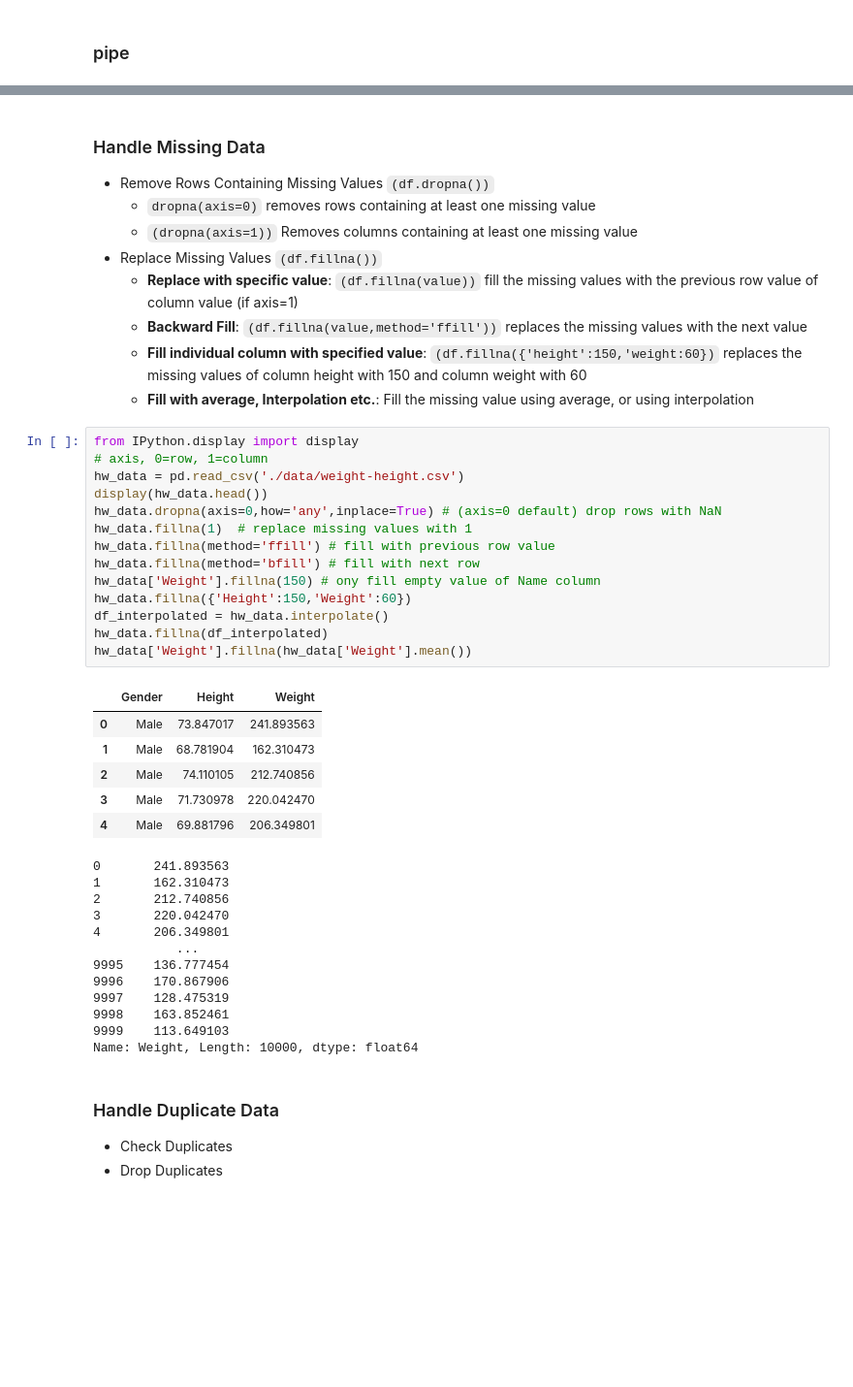
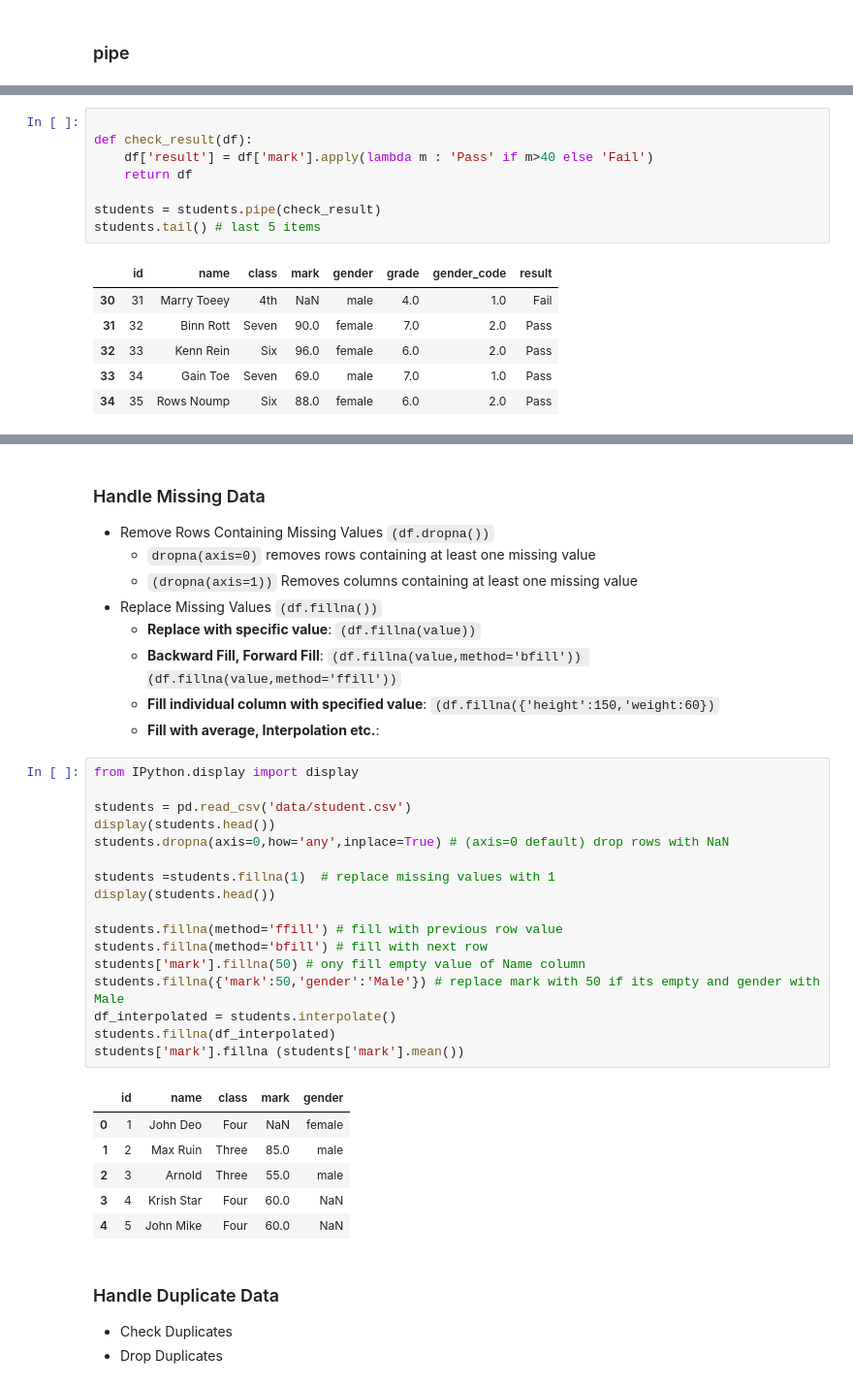
Before and after one commit to tekraj/python-programming, a Jupyter notebook: week-3-Data Analysis with Pandas.ipynb, the cells around one changed output, grey strips where cells are left out. Shown at 97% size. Saved outputs shown, nothing was run; the diff lists cells and outputs as text; blank space fills up the shorter version.

```diff
--- a/week-3-Data Analysis with Pandas.ipynb
+++ b/week-3-Data Analysis with Pandas.ipynb
@@ -425,3 +419,18 @@ students.head()
+# %%
+
+def check_result(df):
+    df['result'] = df['mark'].apply(lambda m : 'Pass' if m>40 else 'Fail')
+    return df
+
+students = students.pipe(check_result)
+students.tail() # last 5 items
+# %% [output]
+|  | id | name | class | mark | gender | grade | gender_code | result |
+| 30 | 31 | Marry Toeey | 4th | NaN | male | 4.0 | 1.0 | Fail |
+| 31 | 32 | Binn Rott | Seven | 90.0 | female | 7.0 | 2.0 | Pass |
+| 32 | 33 | Kenn Rein | Six | 96.0 | female | 6.0 | 2.0 | Pass |
+| 33 | 34 | Gain Toe | Seven | 69.0 | male | 7.0 | 1.0 | Pass |
+| 34 | 35 | Rows Noump | Six | 88.0 | female | 6.0 | 2.0 | Pass |
 # %% [markdown]
 # Data Cleaning and Manipulation
 - Handle Missing Data
@@ -436,44 +445,34 @@ students.head()
     - ``dropna(axis=0)`` removes rows containing at least one missing value
     - ``(dropna(axis=1))`` Removes columns containing at least one missing value
 - Replace Missing Values ``(df.fillna())``
-    - **Replace with specific value**: ``(df.fillna(value))`` fill the missing values with the previous row value of column value (if axis=1)
-    - **Backward Fill**: ``(df.fillna(value,method='ffill'))`` replaces the missing values with the next value
-    - **Fill individual column with specified value**: ``(df.fillna({'height':150,'weight:60})`` replaces the
-    missing values of column height with 150 and column weight with 60
-    - **Fill with average, Interpolation etc.**: Fill the missing value using average, or using interpolation
+    - **Replace with specific value**: ``(df.fillna(value))``
+    - **Backward Fill, Forward Fill**: ``(df.fillna(value,method='bfill')) (df.fillna(value,method='ffill'))``
+    - **Fill individual column with specified value**: ``(df.fillna({'height':150,'weight:60})``
+    - **Fill with average, Interpolation etc.**:
 # %%
 from IPython.display import display
-# axis, 0=row, 1=column
-hw_data = pd.read_csv('./data/weight-height.csv')
-display(hw_data.head())
-hw_data.dropna(axis=0,how='any',inplace=True) # (axis=0 default) drop rows with NaN
-hw_data.fillna(1)  # replace missing values with 1
-hw_data.fillna(method='ffill') # fill with previous row value
-hw_data.fillna(method='bfill') # fill with next row
-hw_data['Weight'].fillna(150) # ony fill empty value of Name column
-hw_data.fillna({'Height':150,'Weight':60})
-df_interpolated = hw_data.interpolate()
-hw_data.fillna(df_interpolated)
-hw_data['Weight'].fillna(hw_data['Weight'].mean())
+
+students = pd.read_csv('data/student.csv')
+display(students.head())
+students.dropna(axis=0,how='any',inplace=True) # (axis=0 default) drop rows with NaN
+
+students =students.fillna(1)  # replace missing values with 1
+display(students.head())
+
+students.fillna(method='ffill') # fill with previous row value
+students.fillna(method='bfill') # fill with next row
+students['mark'].fillna(50) # ony fill empty value of Name column
+students.fillna({'mark':50,'gender':'Male'}) # replace mark with 50 if its empty and gender with Male
+df_interpolated = students.interpolate()
+students.fillna(df_interpolated)
+students['mark'].fillna (students['mark'].mean())
 # %% [output]
-|  | Gender | Height | Weight |
-| 0 | Male | 73.847017 | 241.893563 |
-| 1 | Male | 68.781904 | 162.310473 |
-| 2 | Male | 74.110105 | 212.740856 |
-| 3 | Male | 71.730978 | 220.042470 |
-| 4 | Male | 69.881796 | 206.349801 |
+|  | id | name | class | mark | gender |
+| 0 | 1 | John Deo | Four | NaN | female |
+| 1 | 2 | Max Ruin | Three | 85.0 | male |
+| 2 | 3 | Arnold | Three | 55.0 | male |
+| 3 | 4 | Krish Star | Four | 60.0 | NaN |
+| 4 | 5 | John Mike | Four | 60.0 | NaN |
-0       241.893563
-1       162.310473
-2       212.740856
-3       220.042470
-4       206.349801
-           ...
-9995    136.777454
-9996    170.867906
-9997    128.475319
-9998    163.852461
-9999    113.649103
-Name: Weight, Length: 10000, dtype: float64
 # %% [markdown]
 ### Handle Duplicate Data
 - Check Duplicates
```
Also changed, not shown: parts of 23 cells of this notebook, 10 other files.
